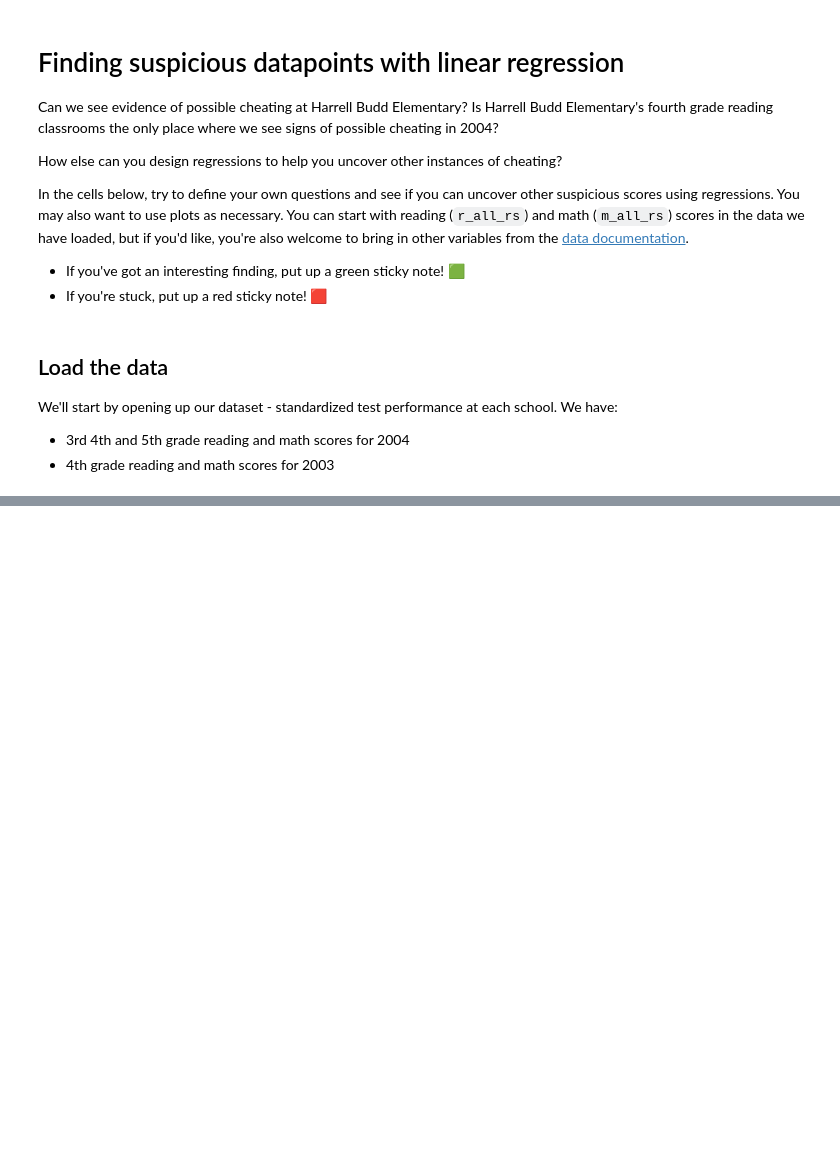
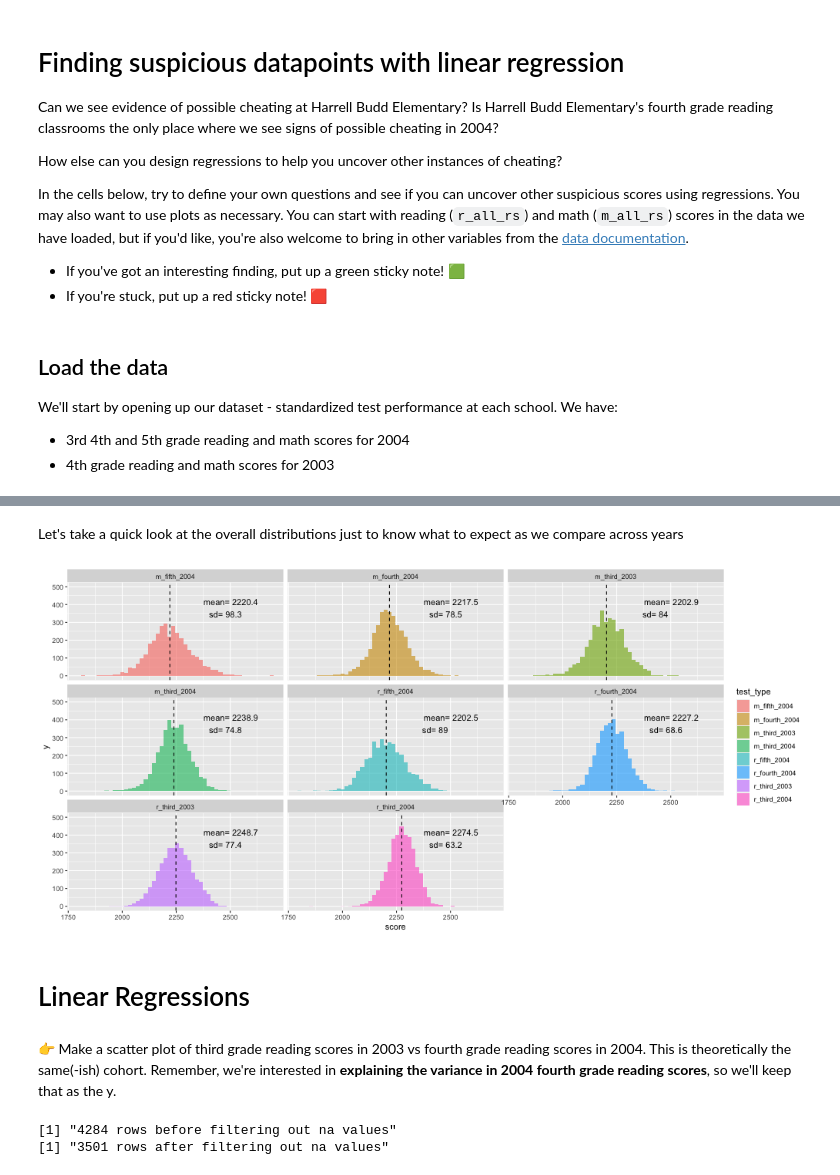
Before and after one commit to data4news/dallas-news-linear-regression, a Jupyter notebook: notebook.ipynb, the cells around one changed output, grey strips where cells are left out. Saved outputs shown, nothing was run; the diff lists cells and outputs as text; code cells hidden in the pictures; blank space fills up the shorter version.

```diff
--- a/notebook.ipynb
+++ b/notebook.ipynb
@@ -164,0 +248,31 @@ df_2004
+# %% [markdown]
+Let's take a quick look at the overall distributions just to know what to expect as we compare across years
+# %%
+%%R -i df_long -w 1000
+
+ggplot(df_long) +
+    aes(x=score, fill=test_type) +
+    geom_histogram(alpha=0.6, bins=50, position='identity') +
+    facet_wrap(~test_type) +
+    # plot the mean of each facet as a vline
+    geom_vline(data=group_by(df_long, test_type) %>% summarise(mean_score=mean(score)), aes(xintercept=mean_score), color='black', linetype='dashed') +
+    # display the mean as a label
+    geom_text (data=group_by(df_long, test_type) %>% summarise(mean_score=mean(score)), aes(x=2250, y=500, label=paste("mean=", round(mean_score, 1))), hjust=-.5, vjust=3, color='black') +
+    # display stdev as label
+    geom_text (data=group_by(df_long, test_type) %>% summarise(sd_score=sd(score)), aes(x=2250, y=500, label=paste("sd=", round(sd_score, 1))), hjust=-1, vjust=5, color='black')
+# %% [output]
+[figure, added]
+# %% [markdown]
+# Linear Regressions
+# %% [markdown]
+👉 Make a scatter plot of third grade reading scores in 2003 vs fourth grade reading scores in 2004. This is theoretically the same(-ish) cohort. Remember, we're interested in **explaining the variance in 2004 fourth grade reading scores**, so we'll keep that as the y.
+# %%
+%%R -i df
+
+# Filter out na values
+print(paste(nrow(df), "rows before filtering out na values"))
+df_filtered <- df %>% filter(!is.na(r_third_2003), !is.na(r_fourth_2004))
+print(paste(nrow(df_filtered), "rows after filtering out na values"))
+# %% [output]
+[1] "4284 rows before filtering out na values"
+[1] "3501 rows after filtering out na values"
```
Also changed, not shown: parts of 42 cells of this notebook.
